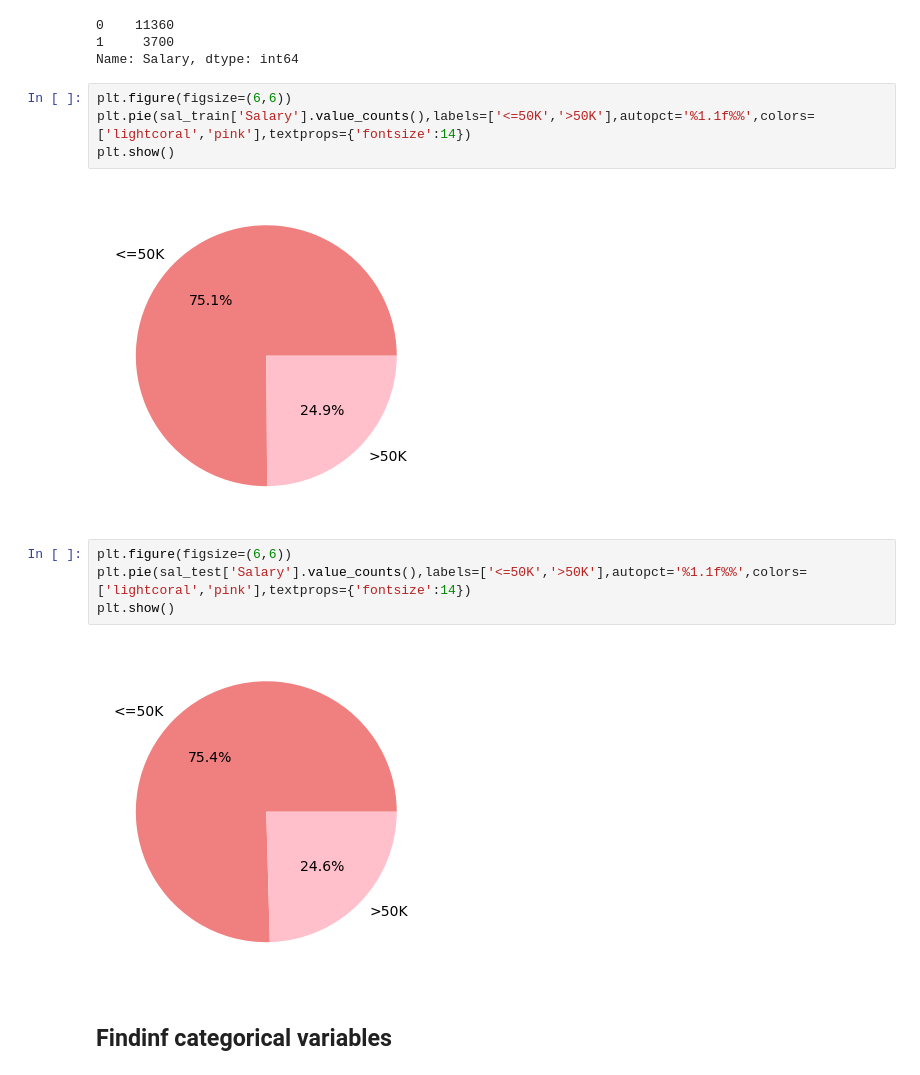
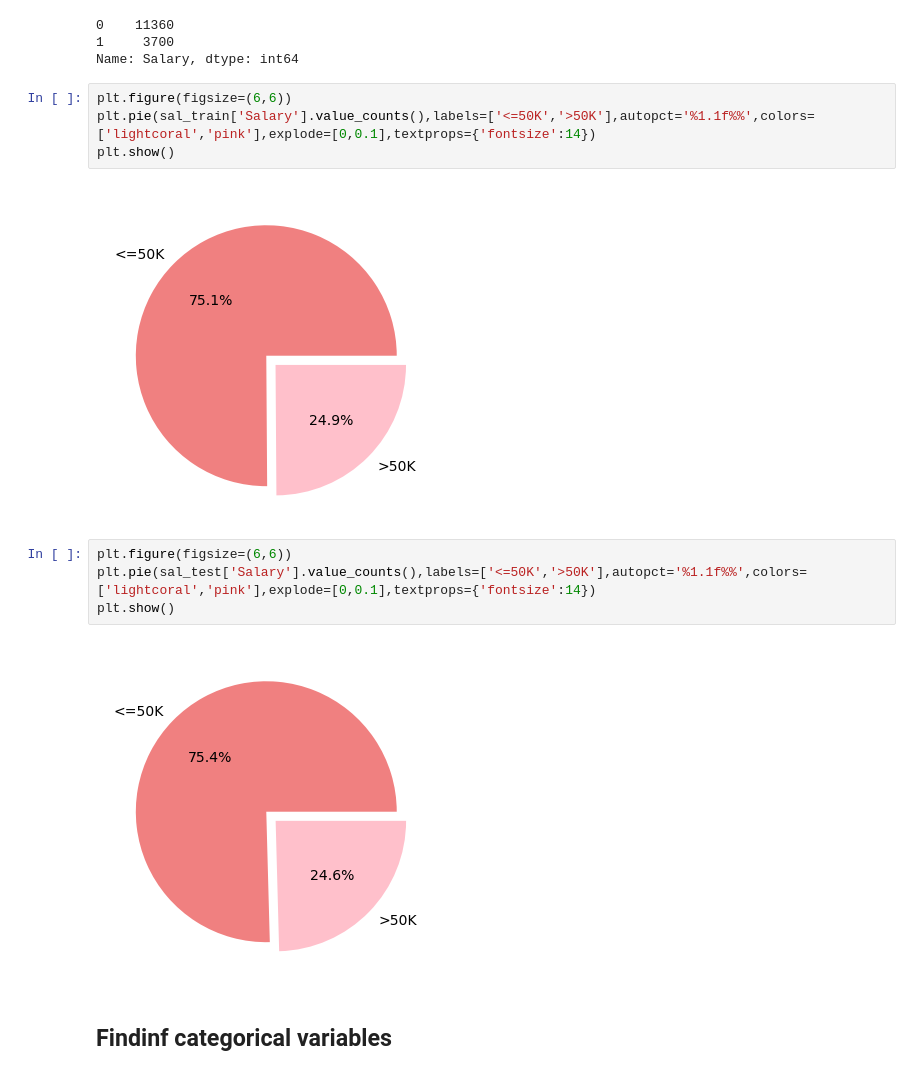
Before and after one commit to ArundhathiH/Naive-Bayes, a Jupyter notebook: Salary_Classification.ipynb, the cells around one changed output. Drawn from its saved outputs; the diff is of its cells as text.

```diff
--- a/Salary_Classification.ipynb
+++ b/Salary_Classification.ipynb
@@ -86,16 +86,16 @@ sal_test['Salary'].value_counts()
 Name: Salary, dtype: int64
 # %%
 plt.figure(figsize=(6,6))
-plt.pie(sal_train['Salary'].value_counts(),labels=['<=50K','>50K'],autopct='%1.1f%%',colors=['lightcoral','pink'],textprops={'fontsize':14})
+plt.pie(sal_train['Salary'].value_counts(),labels=['<=50K','>50K'],autopct='%1.1f%%',colors=['lightcoral','pink'],explode=[0,0.1],textprops={'fontsize':14})
 plt.show()
 # %% [output]
-[figure, old version]
+[figure, new version]
 # %%
 plt.figure(figsize=(6,6))
-plt.pie(sal_test['Salary'].value_counts(),labels=['<=50K','>50K'],autopct='%1.1f%%',colors=['lightcoral','pink'],textprops={'fontsize':14})
+plt.pie(sal_test['Salary'].value_counts(),labels=['<=50K','>50K'],autopct='%1.1f%%',colors=['lightcoral','pink'],explode=[0,0.1],textprops={'fontsize':14})
 plt.show()
 # %% [output]
-[figure, old version]
+[figure, new version]
 # %% [markdown]
 ## Findinf categorical variables
 # %%
```
